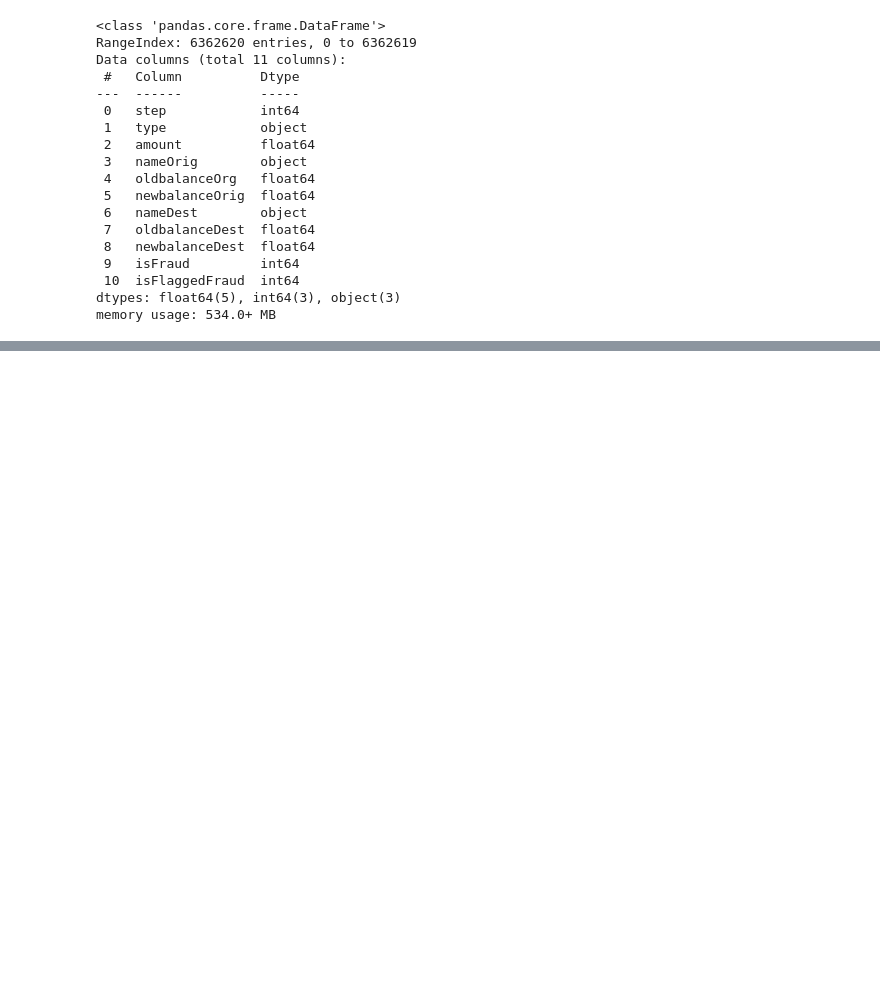
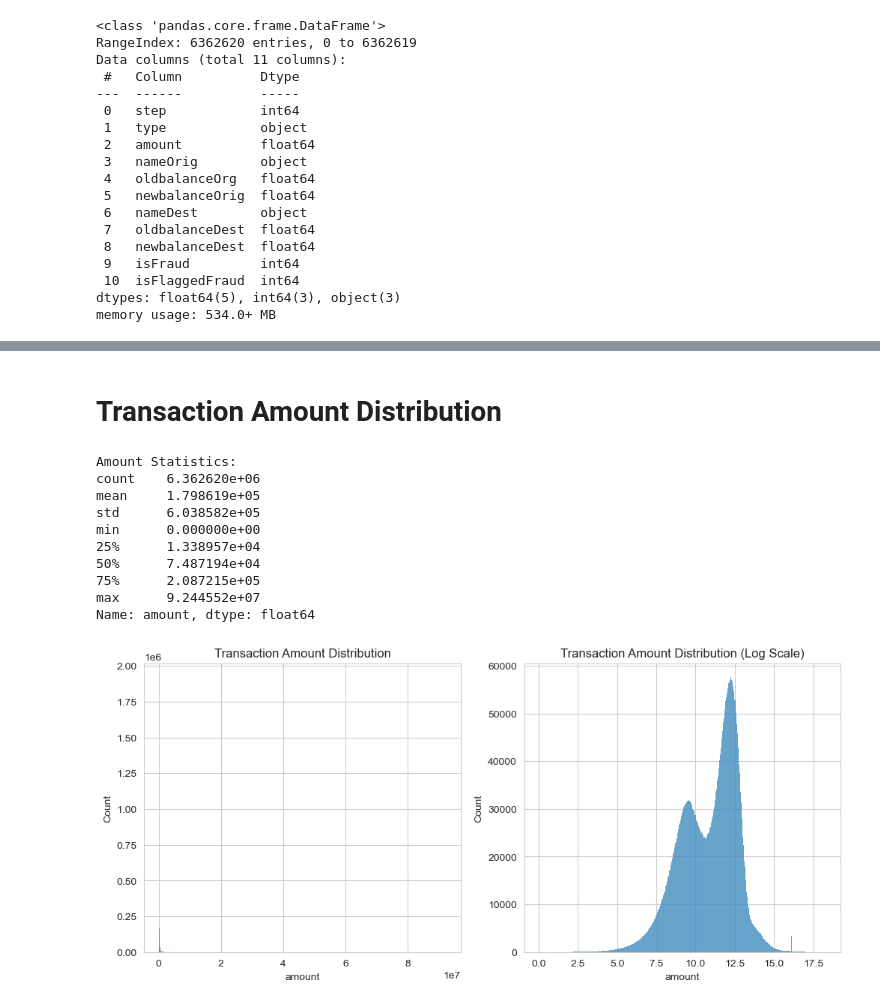
Before and after one commit to ethan27625/FinancialFraudDetection, a Jupyter notebook: EDA.ipynb, the cells around one changed output, grey strips where cells are left out. Cells and saved outputs as stored; diff of their text form; code cells hidden in the pictures; blank space fills up the shorter version.

```diff
--- a/EDA.ipynb
+++ b/EDA.ipynb
@@ -78,0 +187,25 @@ df.describe()
+# %% [markdown]
+# Transaction Amount Distribution
+# %%
+# Transaction amount distribution
+print('Amount Statistics:')
+print(df['amount'].describe())
+
+fig, axes = plt.subplots(1, 2, figsize=(12, 5))
+sns.histplot(data=df, x='amount', ax=axes[0])
+axes[0].set_title('Transaction Amount Distribution')
+sns.histplot(data=df, x=np.log1p(df['amount']), ax=axes[1])
+axes[1].set_title('Transaction Amount Distribution (Log Scale)')
+plt.show()
+# %% [output]
+Amount Statistics:
+count    6.362620e+06
+mean     1.798619e+05
+std      6.038582e+05
+min      0.000000e+00
+25%      1.338957e+04
+50%      7.487194e+04
+75%      2.087215e+05
+max      9.244552e+07
+Name: amount, dtype: float64
+[figure, added]
```
Also changed, not shown: parts of 38 cells of this notebook, 2 other files.
